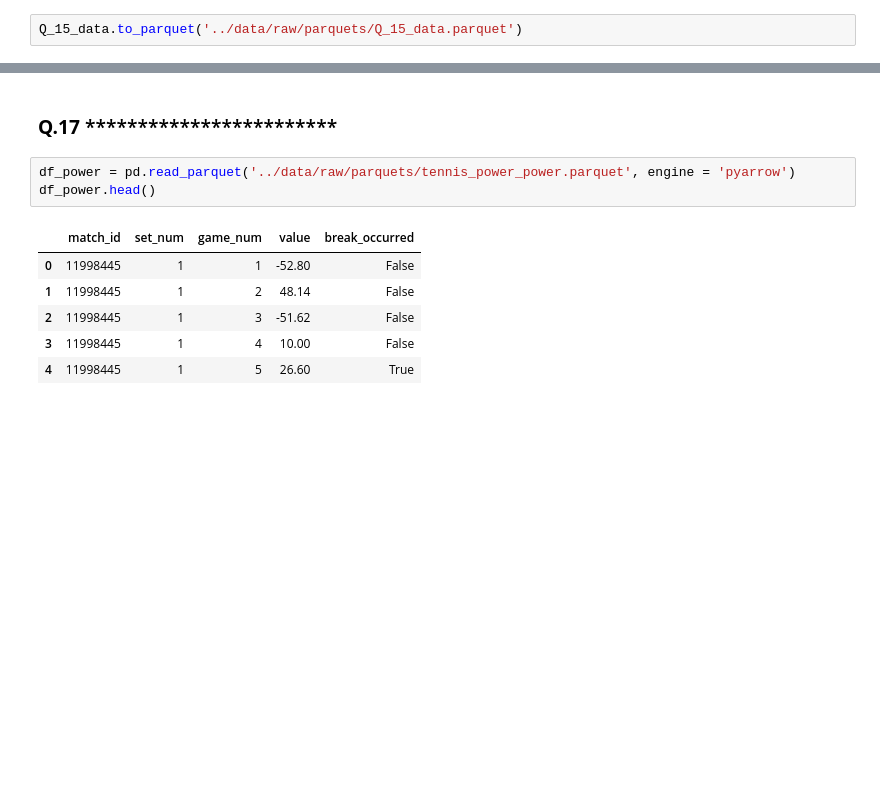
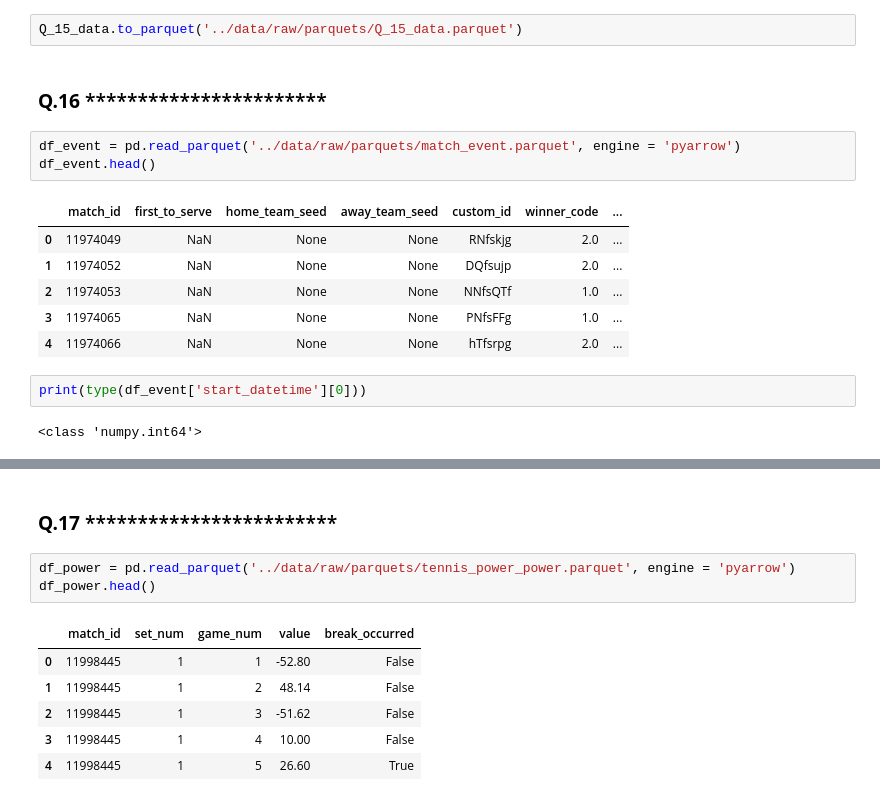
Before and after one commit to ParsaDEV15/Tennis-Project, a Jupyter notebook: notebooks/Pmohamad_data_preprocess_13_17.ipynb, the cells around one changed output, grey strips where cells are left out. Cells and saved outputs as stored; diff of their text form; blank space fills up the shorter version.

Commit message:
Q.16 preprocessing started.

```diff
--- a/notebooks/Pmohamad_data_preprocess_13_17.ipynb
+++ b/notebooks/Pmohamad_data_preprocess_13_17.ipynb
@@ -78,3 +78,19 @@ print(len(Q_15_data))
 109
 # %%
 Q_15_data.to_parquet('../data/raw/parquets/Q_15_data.parquet')
+# %% [markdown]
+### **Q.16** ***********************
+# %%
+df_event = pd.read_parquet('../data/raw/parquets/match_event.parquet', engine = 'pyarrow')
+df_event.head()
+# %% [output]
+|  | match_id | first_to_serve | home_team_seed | away_team_seed | custom_id | winner_code | ... |
+| 0 | 11974049 | NaN | None | None | RNfskjg | 2.0 | ... |
+| 1 | 11974052 | NaN | None | None | DQfsujp | 2.0 | ... |
+| 2 | 11974053 | NaN | None | None | NNfsQTf | 1.0 | ... |
+| 3 | 11974065 | NaN | None | None | PNfsFFg | 1.0 | ... |
+| 4 | 11974066 | NaN | None | None | hTfsrpg | 2.0 | ... |
+# %%
+print(type(df_event['start_datetime'][0]))
+# %% [output]
+<class 'numpy.int64'>
```
Also changed, not shown: parts of 3 cells of this notebook.
